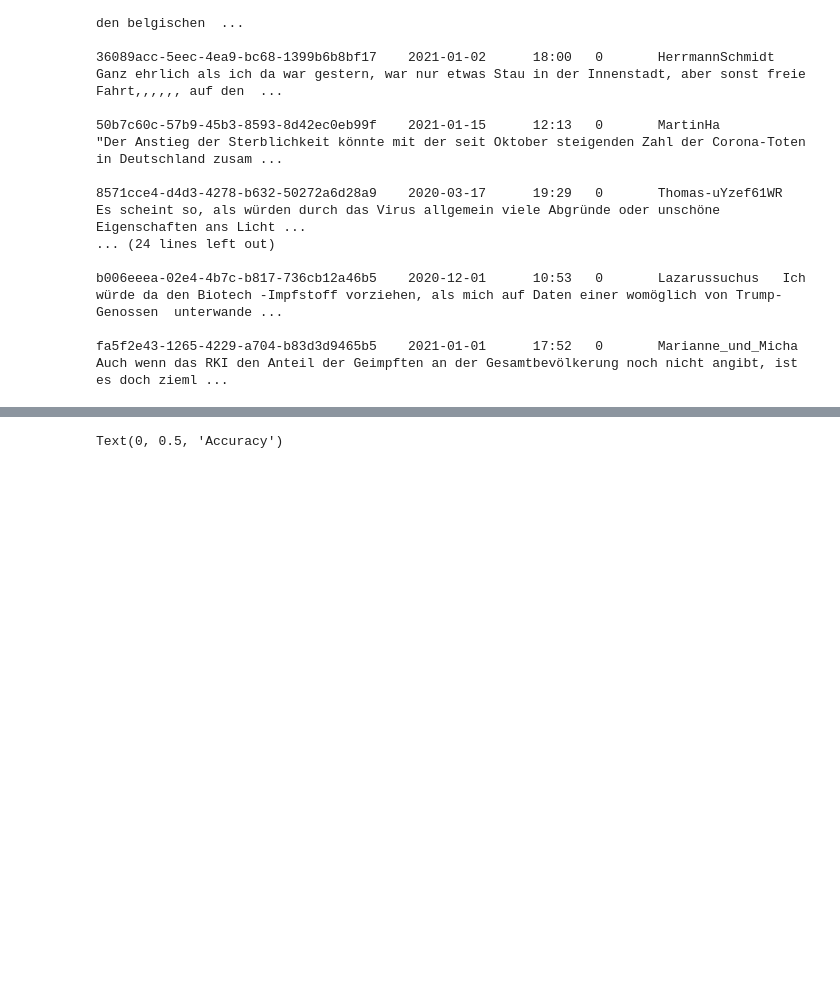
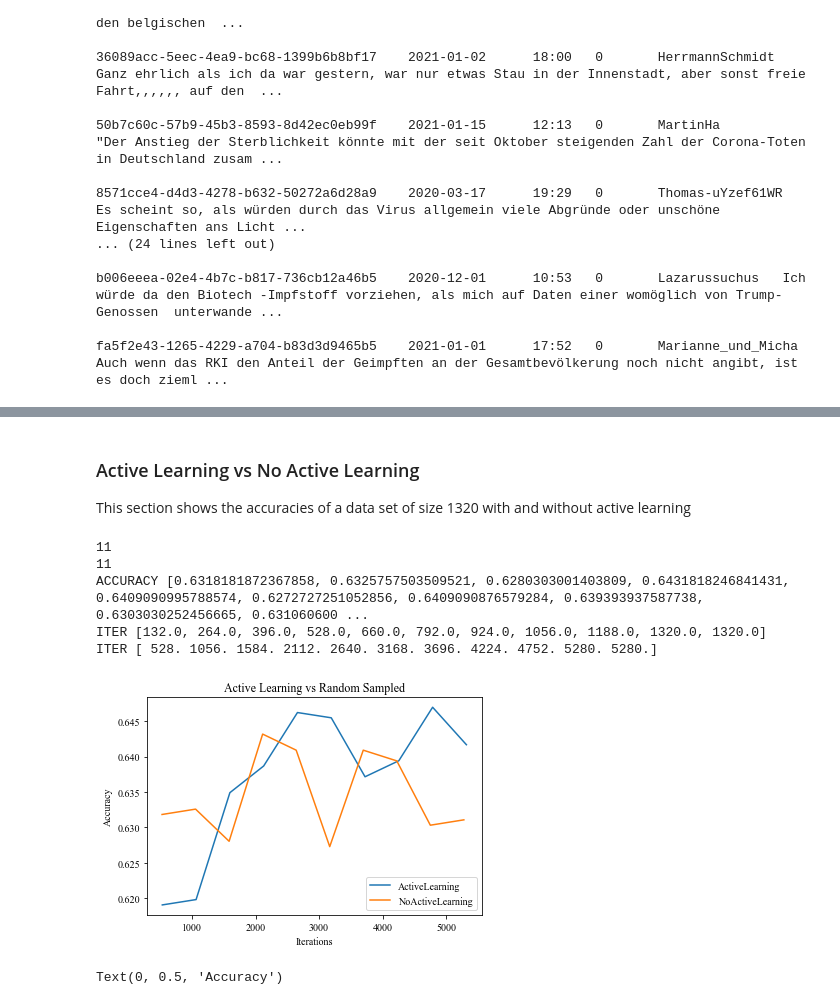
Before and after one commit to KirchnerS/Masterarbeit, a Jupyter notebook: graphs.ipynb, the cells around one changed output, grey strips where cells are left out. Drawn from its saved outputs; the diff is of its cells as text; code cells hidden in the pictures; blank space fills up the shorter version.

```diff
--- a/graphs.ipynb
+++ b/graphs.ipynb
@@ -574,31 +670,4 @@ with open("annotated_data/cleaned_annotated_data_training.txt", encoding = "utf-
 # %%
-### Loss Plots
-
-import csv
-from matplotlib import pyplot as plt
-import matplotlib as mpl
-import numpy as np
-
-"""
-Auxliary scripts to generate plots by reading data from tensorboard
-"""
-
-def read_values_csv(filename):
-    accuracy =[]
-    epochs = []
-    with open (filename) as csv_file:
-        csv_reader = csv.reader(csv_file, delimiter=",")
-        header = True
-        for row in csv_reader:
-            print(row , "\n")
-            if not header:
-                accuracy.append(abs(float((row[2]))))
-                epochs.append(float(row[1]))
-            else:
-                header = False
-
-    return accuracy, epochs
-
 mpl.rcParams['font.family'] = 'sans-serif'
 mpl.rcParams['font.sans-serif'] = 'NSimSun,Times New Roman'
 
@@ -686,3 +721,29 @@ plt.show()
+# %% [markdown]
+### Active Learning vs No Active Learning
+This section shows the accuracies of a data set of size 1320 with and without active learning
+# %%
+sentiment_accuracy, iterations_accuracy_sent = read_values_csv("MitAL1320Padding")
+sentiment_accuracy_OAL, iterations_accuracy_sent_OAL = read_values_csv("1320padding_kein_al")
+fig1 = plt.figure()
+
+iterations_accuracy_sent=np.array(iterations_accuracy_sent)*4
+iterations_accuracy_sent_OAL=np.array(iterations_accuracy_sent_OAL)*4
+
+
+plt.plot(iterations_accuracy_sent, sentiment_accuracy, label="ActiveLearning")
+plt.plot(iterations_accuracy_sent_OAL, sentiment_accuracy_OAL, label="NoActiveLearning")
+plt.xlabel("Iterations")
+plt.ylabel("Accuracy")
+plt.title("Active Learning vs Random Sampled")
+plt.legend()
+plt.savefig('ALvsRS.png', transparent=False)
+# %% [output]
+11
+11
+ACCURACY [0.6318181872367858, 0.6325757503509521, 0.6280303001403809, 0.6431818246841431, 0.6409090995788574, 0.6272727251052856, 0.6409090876579284, 0.639393937587738, 0.6303030252456665, 0.631060600 ...
+ITER [132.0, 264.0, 396.0, 528.0, 660.0, 792.0, 924.0, 1056.0, 1188.0, 1320.0, 1320.0]
+ITER [ 528. 1056. 1584. 2112. 2640. 3168. 3696. 4224. 4752. 5280. 5280.]
+[figure, added]
 # %%
 data_splits = ["200", "400", "600", "800"]
 
```
Also changed, not shown: parts of 6 cells of this notebook, 5 other files.
